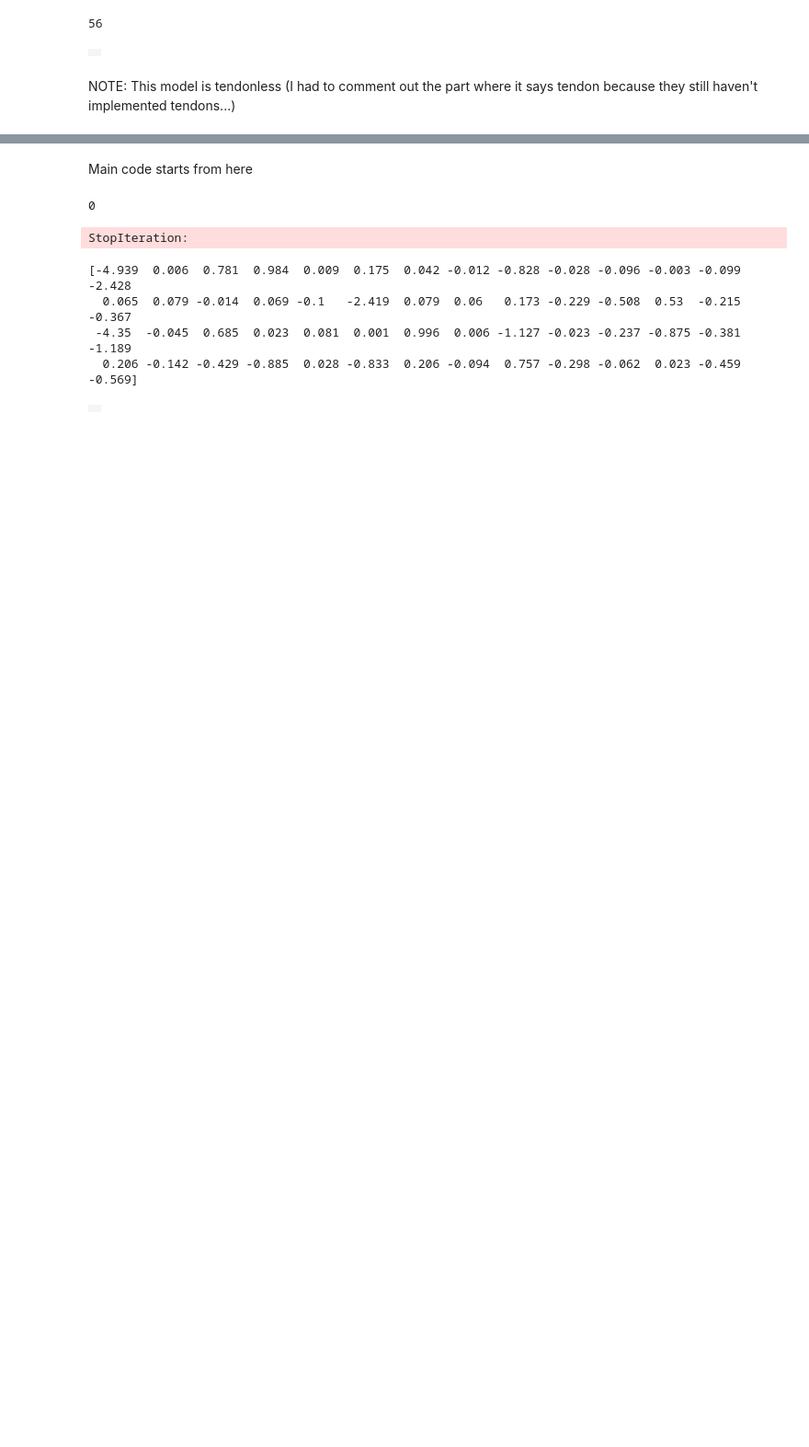
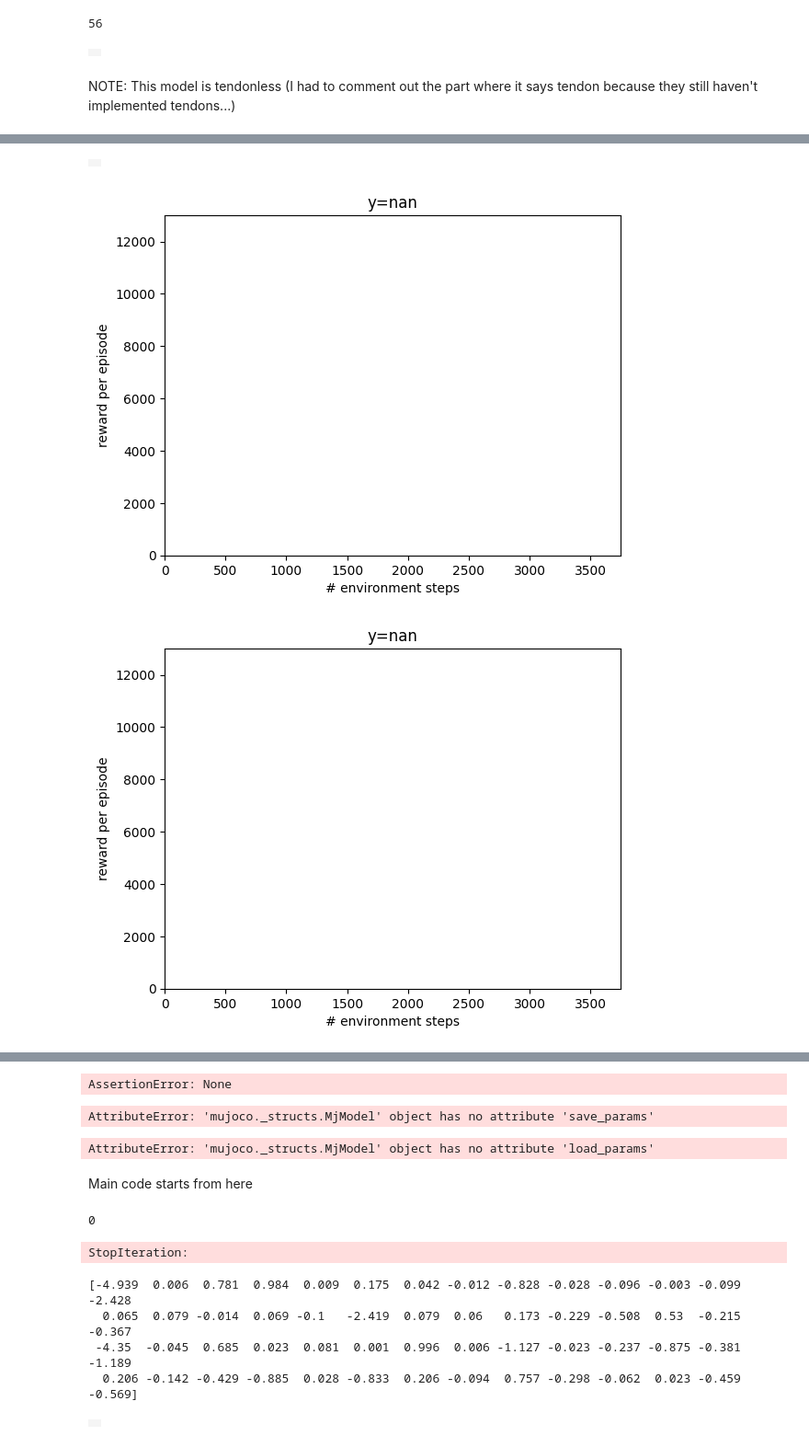
Before and after one commit to ellipticalcurves/aibjj, a Jupyter notebook: Aibjj.ipynb, the cells around one changed output, grey strips where cells are left out. Shown at 92% size. Drawn from its saved outputs; the diff is of its cells as text; code cells hidden in the pictures; blank space fills up the shorter version.

```diff
--- a/Aibjj.ipynb
+++ b/Aibjj.ipynb
@@ -429,0 +669,59 @@ NOTE: This model is tendonless (I had to comment out the part where it says tend
+# %%
+env_name = 'humanoid'
+env = envs.get_environment(env_name)
+
+# define the jit reset/step functions
+jit_reset = jax.jit(env.reset)
+jit_step = jax.jit(env.step)
+# %%
+state = jit_reset(jax.random.PRNGKey(0))
+rollout = [state.pipeline_state]
+
+# grab a trajectory
+for i in range(10):
+  ctrl = -0.1 * jp.ones(env.sys.nu)
+  state = jit_step(state, ctrl)
+  rollout.append(state.pipeline_state)
+
+media.show_video(env.render(rollout), fps=1.0 / env.dt)
+# %% [output]
+|  |
+# %%
+train_fn = functools.partial(
+    ppo.train, num_timesteps=3000, num_evals=5, reward_scaling=0.1,
+    episode_length=100, normalize_observations=True, action_repeat=1,
+    unroll_length=10, num_minibatches=32, num_updates_per_batch=8,
+    discounting=0.97, learning_rate=3e-4, entropy_cost=1e-3, num_envs=2048,
+    batch_size=1024, seed=0)
+
+
+x_data = []
+y_data = []
+ydataerr = []
+times = [datetime.now()]
+
+max_y, min_y = 13000, 0
+def progress(num_steps, metrics):
+  times.append(datetime.now())
+  x_data.append(num_steps)
+  y_data.append(metrics['eval/episode_reward'])
+  ydataerr.append(metrics['eval/episode_reward_std'])
+
+  plt.xlim([0, train_fn.keywords['num_timesteps'] * 1.25])
+  plt.ylim([min_y, max_y])
+
+  plt.xlabel('# environment steps')
+  plt.ylabel('reward per episode')
+  plt.title(f'y={y_data[-1]:.3f}')
+
+  plt.errorbar(
+      x_data, y_data, yerr=ydataerr)
+  plt.show()
+
+make_inference_fn, params, _= train_fn(environment=env, progress_fn=progress)
+
+print(f'time to jit: {times[1] - times[0]}')
+print(f'time to train: {times[-1] - times[1]}')
+# %% [output]
+[figure, added]
+[figure, added]
@@ -429,0 +731,13 @@ NOTE: This model is tendonless (I had to comment out the part where it says tend
+AssertionError: None
+# %%
+model_path = '/tmp/mjx_brax_policy'
+model.save_params(model_path, params)
+# %% [output]
+AttributeError: 'mujoco._structs.MjModel' object has no attribute 'save_params'
+# %%
+params = model.load_params(model_path)
+
+inference_fn = make_inference_fn(params)
+jit_inference_fn = jax.jit(inference_fn)
+# %% [output]
+AttributeError: 'mujoco._structs.MjModel' object has no attribute 'load_params'
```
Also changed, not shown: parts of 10 cells of this notebook.
